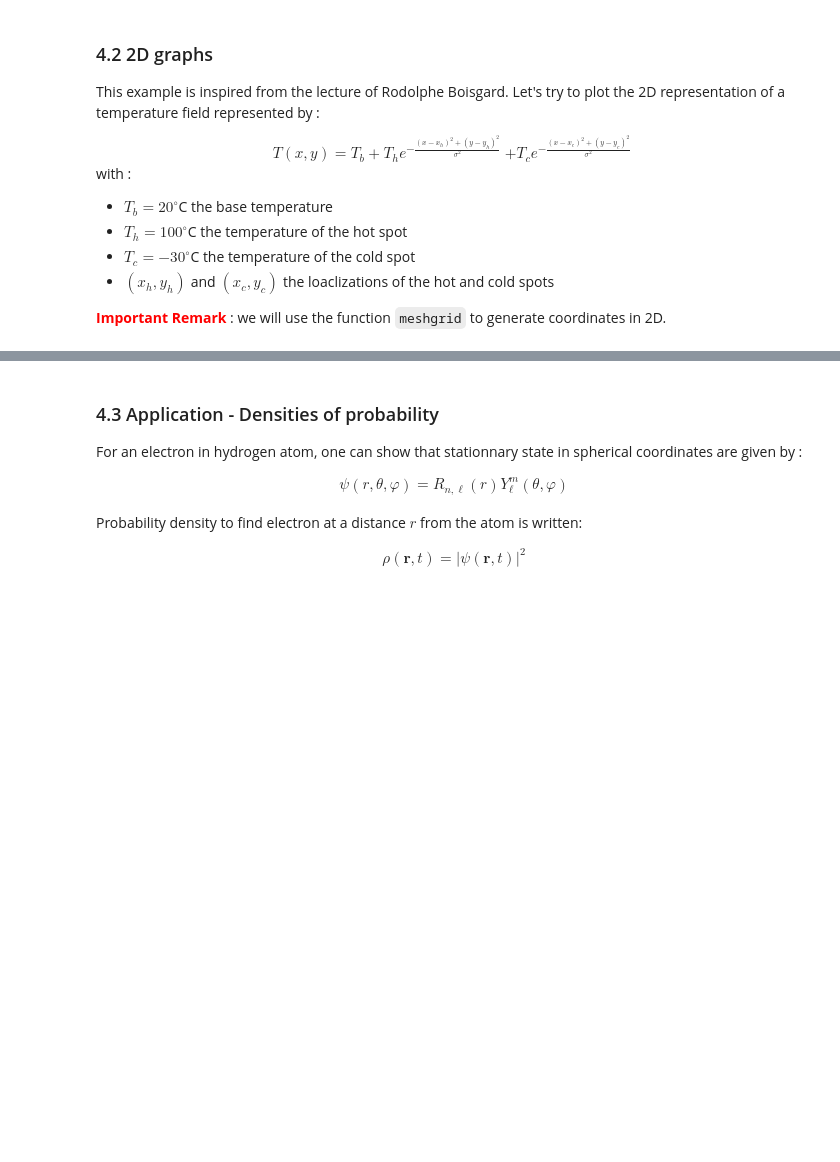
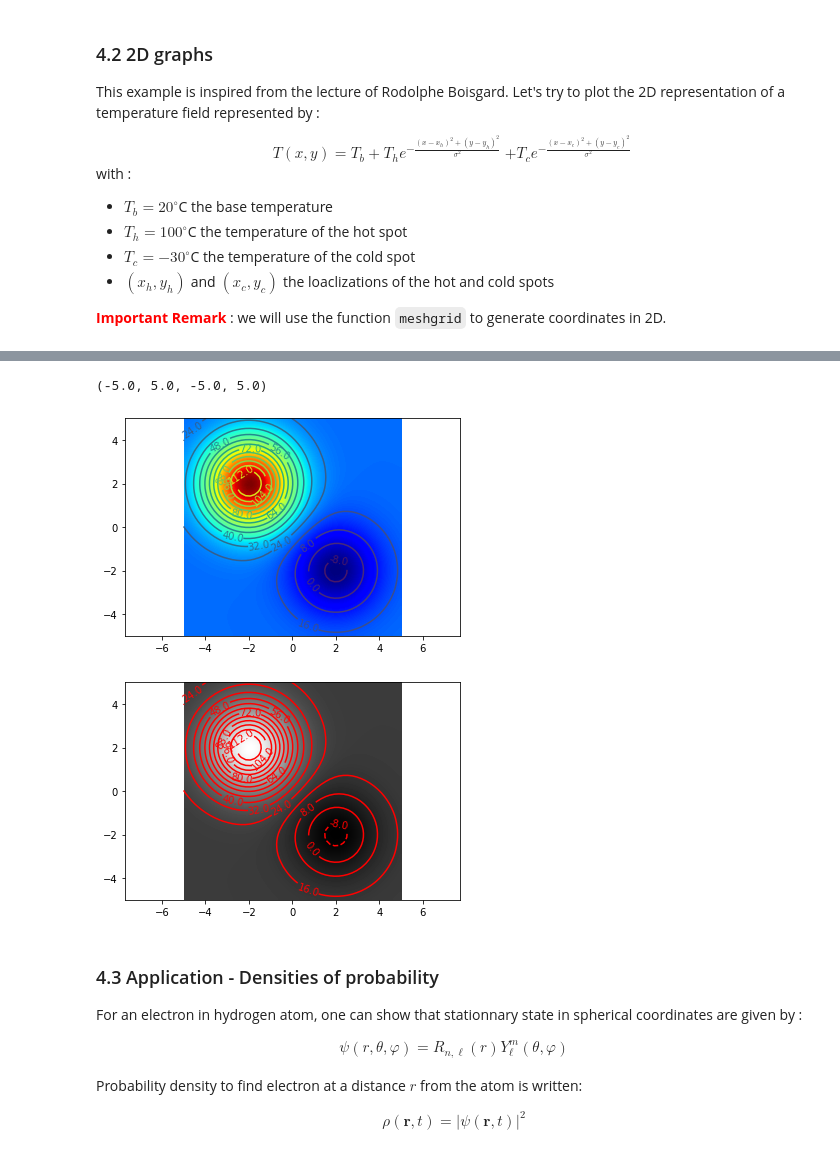
Before and after one commit to Ecole-Femto-2021/CrashCourse, a Jupyter notebook: PythonReadersDigest.ipynb, the cells around one changed output, grey strips where cells are left out. Cells and saved outputs as stored; diff of their text form; code cells hidden in the pictures; blank space fills up the shorter version.

```diff
--- a/PythonReadersDigest.ipynb
+++ b/PythonReadersDigest.ipynb
@@ -486,3 +577,21 @@ plt.axis('equal')
+# %%
+plt.figure()
+plt.imshow(T,origin='lower',extent=(xmin,xmax,ymin,ymax),cmap='jet',interpolation='bilinear')
+# Let's add some contour (isovalues)
+CS=plt.contour(X,Y,T,16)
+plt.clabel(CS,fontsize=10,fmt='%1.1f')
+plt.axis('equal')
+
+# 2D plot change colormap
+plt.figure()
+plt.imshow(T,origin='lower',extent=(xmin,xmax,ymin,ymax),cmap='gray',interpolation='bilinear')
+CS=plt.contour(X,Y,T,16,colors='red')
+plt.clabel(CS,fontsize=10,fmt='%1.1f')
+plt.axis('equal')
+# %% [output]
+(-5.0, 5.0, -5.0, 5.0)
+[figure, added]
+[figure, added]
 # %% [markdown]
 ### 4.3 Application - Densities of probability
 For an electron in hydrogen atom, one can show that stationnary state in spherical coordinates are given by :
```
Also changed, not shown: parts of 94 cells of this notebook.
